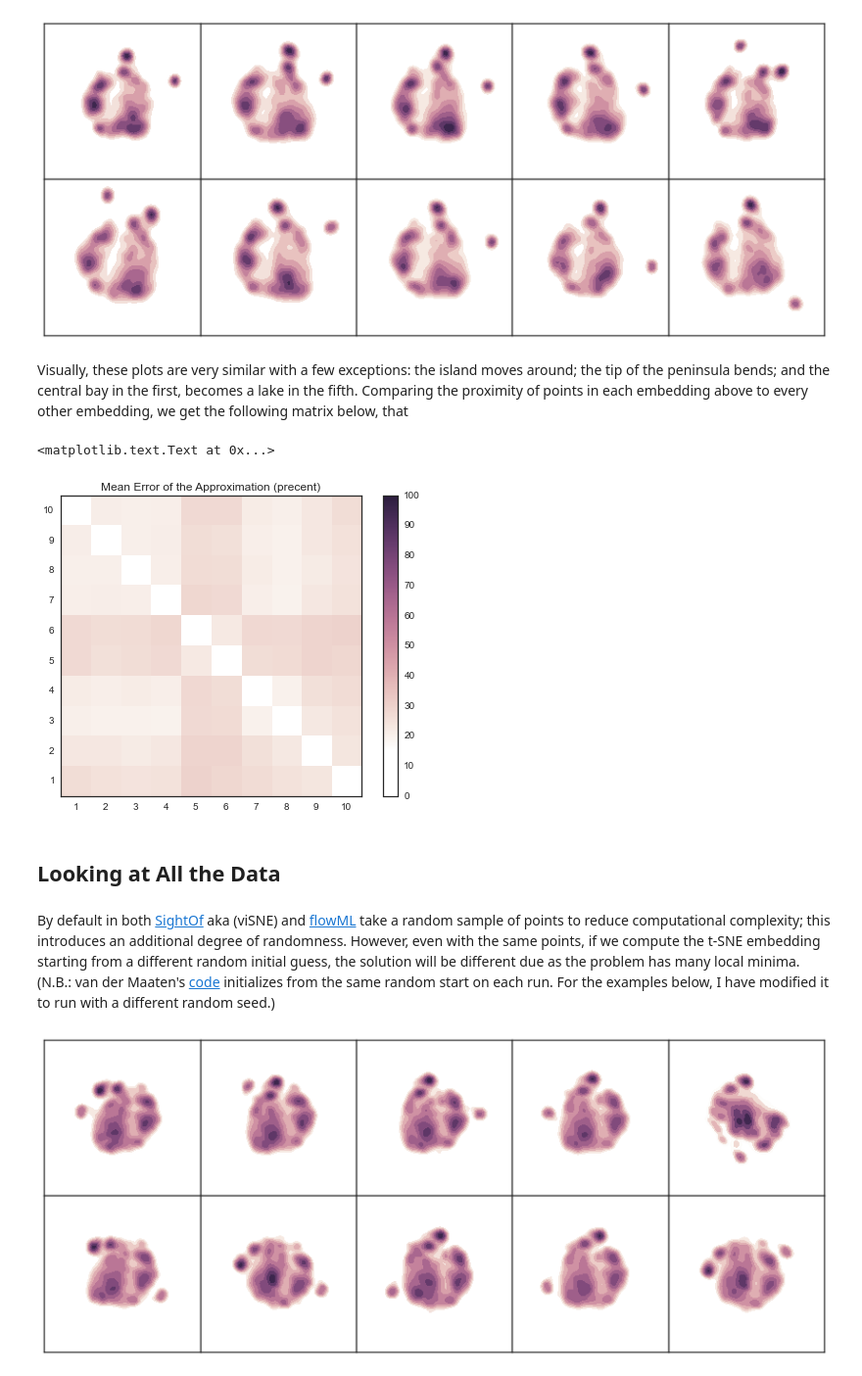
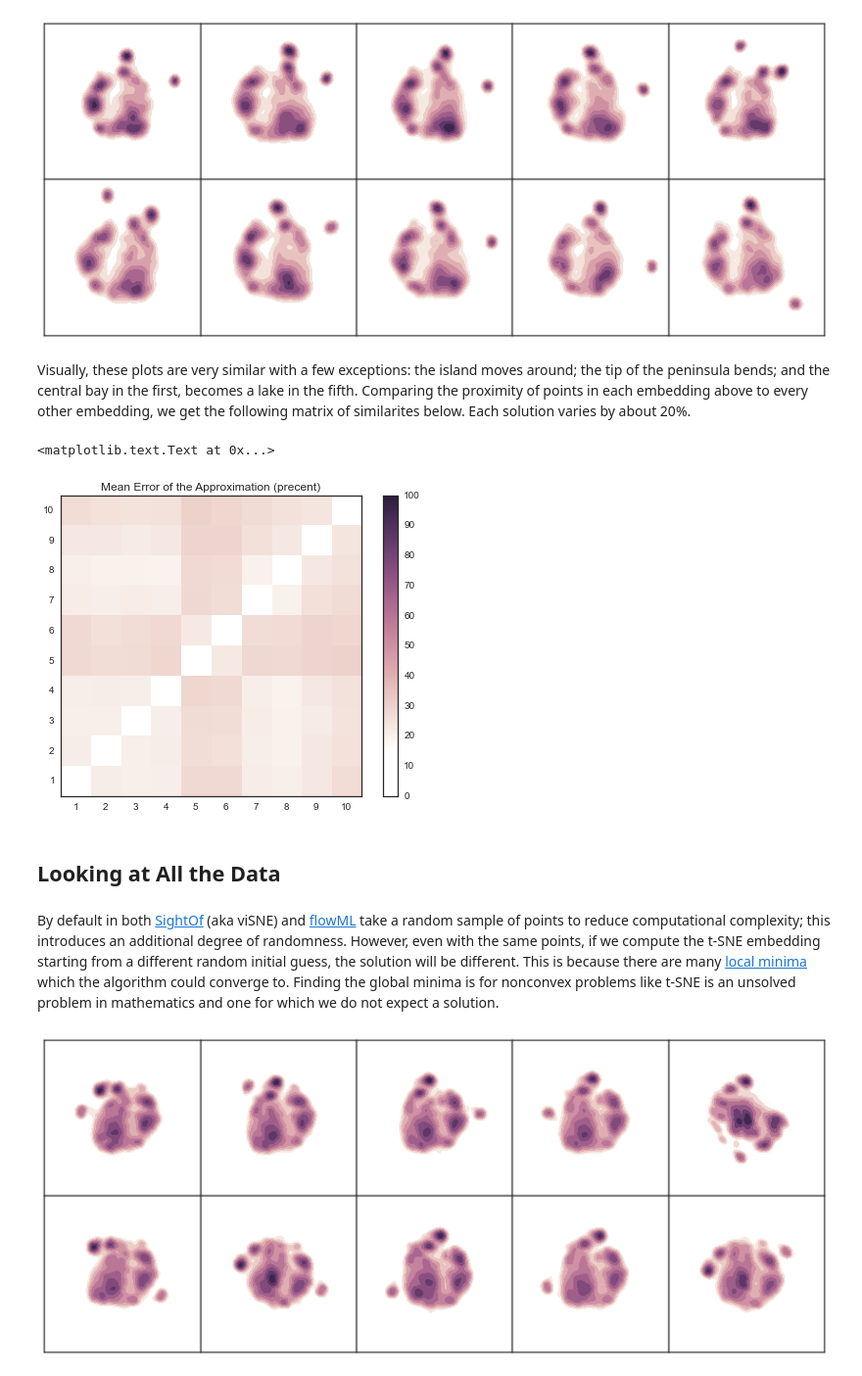
Before and after one commit to jeffrey-hokanson/old-blog, a Jupyter notebook: content/downloads/notebooks/tSNE_Variability.ipynb, the cells around one changed output. Shown at 98% size. Cells and saved outputs as stored; diff of their text form; code cells hidden in the pictures.

```diff
--- a/content/downloads/notebooks/tSNE_Variability.ipynb
+++ b/content/downloads/notebooks/tSNE_Variability.ipynb
@@ -68,34 +68,34 @@ fig.subplots_adjust(wspace=0,hspace=0)
 # %% [output]
 [figure]
 # %% [markdown]
-Visually, these plots are very similar with a few exceptions: the island moves around; the tip of the peninsula bends; and the central bay in the first, becomes a lake in the fifth.  Comparing the proximity of points in each embedding above to every other embedding, we get the following matrix below, that
+Visually, these plots are very similar with a few exceptions: the island moves around; the tip of the peninsula bends; and the central bay in the first, becomes a lake in the fifth.  Comparing the proximity of points in each embedding above to every other embedding, we get the following matrix of similarites below.  Each solution varies by about 20%.
 # %%
 # <!-- collapse=True -->
 err = np.zeros((10,10))
 for j, fd1 in enumerate(fd_tenthousand):
     for k, fd2 in enumerate(fd_tenthousand):
         if j != k:
             X = fd1.matrix('tsne1','tsne2')
             Y = fd2.matrix('tsne1','tsne2')
             A = inner(X.T,Y.T)
             U,S,V = svd(A)
             R = dot(U,V)
             Z = dot(R,Y.T).T
             E = X-Z
             err[j,k] = 100*np.sum(np.sqrt(np.sum(E**2,axis=1)))/X.shape[0]/np.mean(
                     np.sqrt(np.sum(X**2,axis=1))+np.sqrt(np.sum(Y**2,axis=1)))
-plt.imshow(err.T, interpolation="nearest", cmap = cmap, extent = [0.5,10.5,0.5,10.5],vmax=100)
+plt.imshow(err.T, interpolation="nearest", cmap = cmap, extent = [0.5,10.5,0.5,10.5],vmax=100,origin='lower')
 plt.xticks(range(1,11))
 plt.yticks(range(1,11))
 plt.colorbar();
 plt.title('Mean Error of the Approximation (precent)')
 # %% [output]
 <matplotlib.text.Text at 0x...>
-[figure, old version]
+[figure, new version]
 # %% [markdown]
 ## Looking at All the Data
 # %% [markdown]
-By default in both [SightOf](http://www.c2b2.columbia.edu/danapeerlab/html/cyt.html) aka (viSNE) and [flowML](http://flowml.mdanderson.edu:5000/) take a random sample of points to reduce computational complexity; this introduces an additional degree of randomness.  However, even with the same points, if we compute the t-SNE embedding starting from a different random initial guess, the solution will be different due as the problem has many local minima. (N.B.: van der Maaten's [code](http://homepage.tudelft.nl/19j49/t-SNE.html) initializes from the same random start on each run.  For the examples below, I have modified it to run with a different random seed.)
+By default in both [SightOf](http://www.c2b2.columbia.edu/danapeerlab/html/cyt.html) (aka viSNE) and [flowML](http://flowml.mdanderson.edu:5000/) take a random sample of points to reduce computational complexity; this introduces an additional degree of randomness.  However, even with the same points, if we compute the t-SNE embedding starting from a different random initial guess, the solution will be different.  This is because there are many [local minima](https://courses.cs.washington.edu/courses/csep521/99sp/lectures/lecture06/sld014.htm) which the algorithm could converge to.  Finding the global minima is for nonconvex problems like t-SNE is an unsolved problem in mathematics and one for which we do not expect a solution.
 # %%
 # <!-- collapse=True -->
 fig, axes = plt.subplots(2, 5, figsize=(3*5, 3*2))
```
Also changed, not shown: parts of 2 cells of this notebook.
